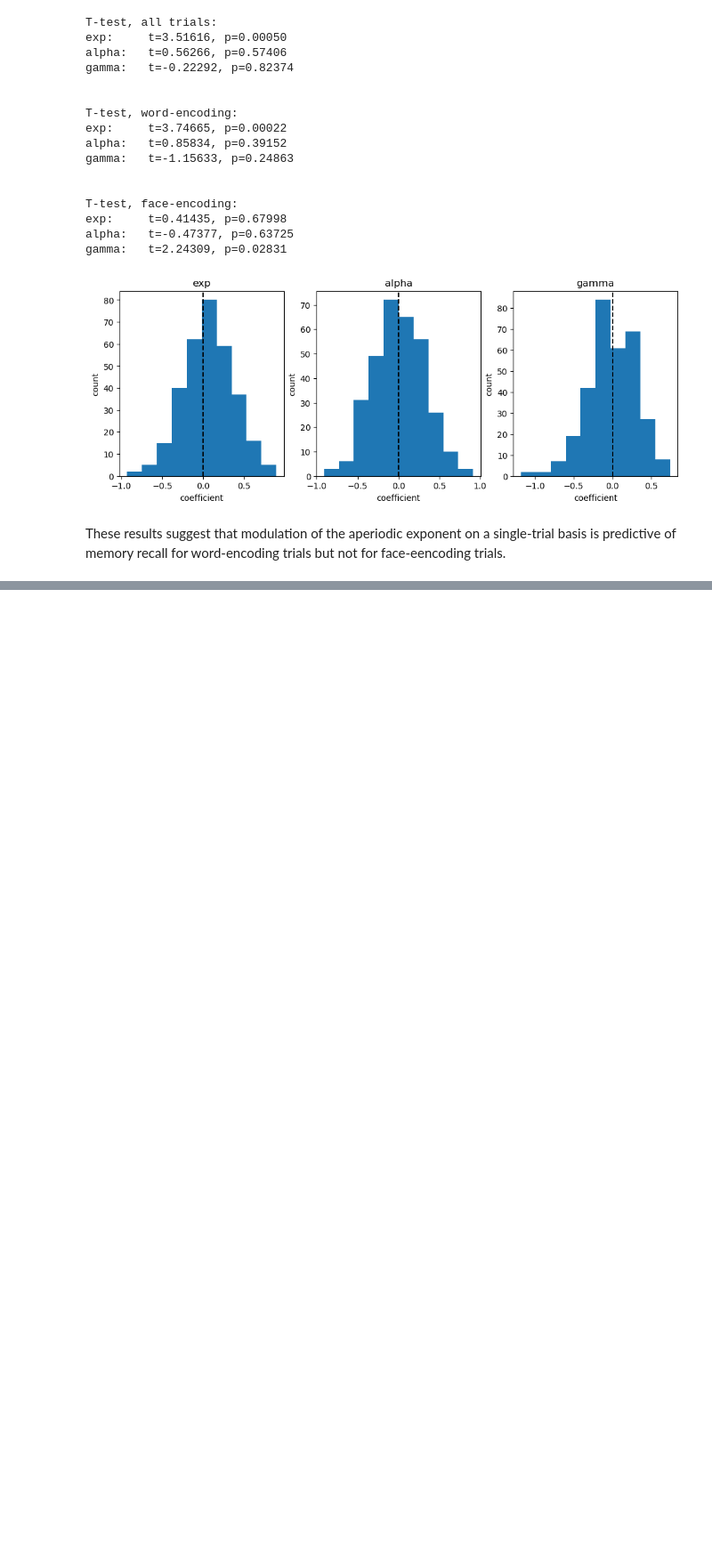
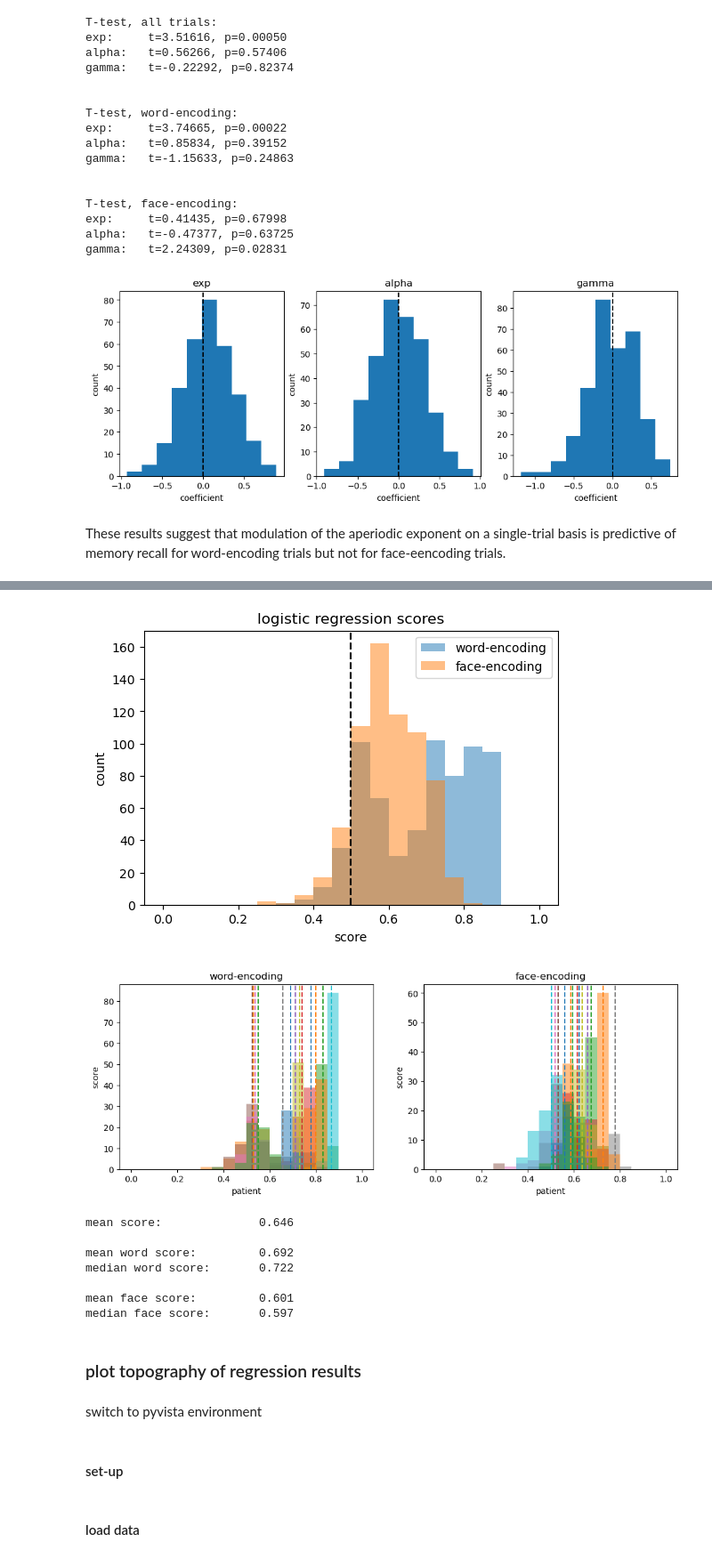
Before and after one commit to voytekresearch/oscillation_vs_exponent, a Jupyter notebook: notebooks/model_behavior.ipynb, the cells around one changed output, grey strips where cells are left out. Shown at 89% size. Cells and saved outputs as stored; diff of their text form; code cells hidden in the pictures; blank space fills up the shorter version.

```diff
--- a/notebooks/model_behavior.ipynb
+++ b/notebooks/model_behavior.ipynb
@@ -455,0 +461,4 @@ These results suggest that modulation of the aperiodic exponent on a single-tria
+# %%
+# load results from above
+results = pd.read_csv(fr"{PROJECT_PATH}\data\results\df_logistic_regression.csv", index_col=0)
+results
@@ -455,0 +522,25 @@ These results suggest that modulation of the aperiodic exponent on a single-tria
+# %%
+# run logistic regression for all channels in each trial condition
+
+# create dataframe to store results (one row for each channel-material pair)
+df = results.groupby(['patient', 'channel', 'material']).mean().reset_index()
+df = df[['patient', 'channel', 'material']]
+# df[['exp_coef', 'alpha_coef', 'gamma_coef', 'score']] = np.nan
+df['score'] = np.nan
+
+# run logistic regression
+score = np.zeros([len(PATIENTS), 2])
+coef = np.zeros([len(PATIENTS), 2, 3])
+for i_patient, patient in enumerate(PATIENTS):
+    channels = results.loc[results['patient']==patient, 'channel'].unique()
+    for channel in channels:
+        for i_material, material in enumerate(['word', 'face']):
+            try: # some patients/channels don't have data ! CHECK SPECIFIC INSTANCES !
+                clf, score = run_logistic_regression_cv(results, patient, channel, material)
+                df_index = (df['patient']==patient) & (df['channel']==channel) & (df['material']==material)
+                # df.loc[df_index, ['exp_coef', 'alpha_coef', 'gamma_coef']] = clf.coef_
+                df.loc[df_index, 'score'] = score
+            except:
+                pass
+
+df
@@ -455,0 +579,13 @@ These results suggest that modulation of the aperiodic exponent on a single-tria
+# %%
+# plot histogram of regression scores
+plot_score(df)
+# %% [output]
+[figure, added]
+[figure, added]
+mean score:              0.646
+
+mean word score:         0.692
+median word score:       0.722
+
+mean face score:         0.601
+median face score:       0.597
@@ -455,0 +595,6 @@ These results suggest that modulation of the aperiodic exponent on a single-tria
+# %% [markdown]
+### plot topography of regression results
+# %% [markdown]
+switch to pyvista environment
+# %% [markdown]
+#### set-up
@@ -455,0 +621,2 @@ These results suggest that modulation of the aperiodic exponent on a single-tria
+# %% [markdown]
+#### load data
```
Also changed, not shown: parts of 21 cells of this notebook.
